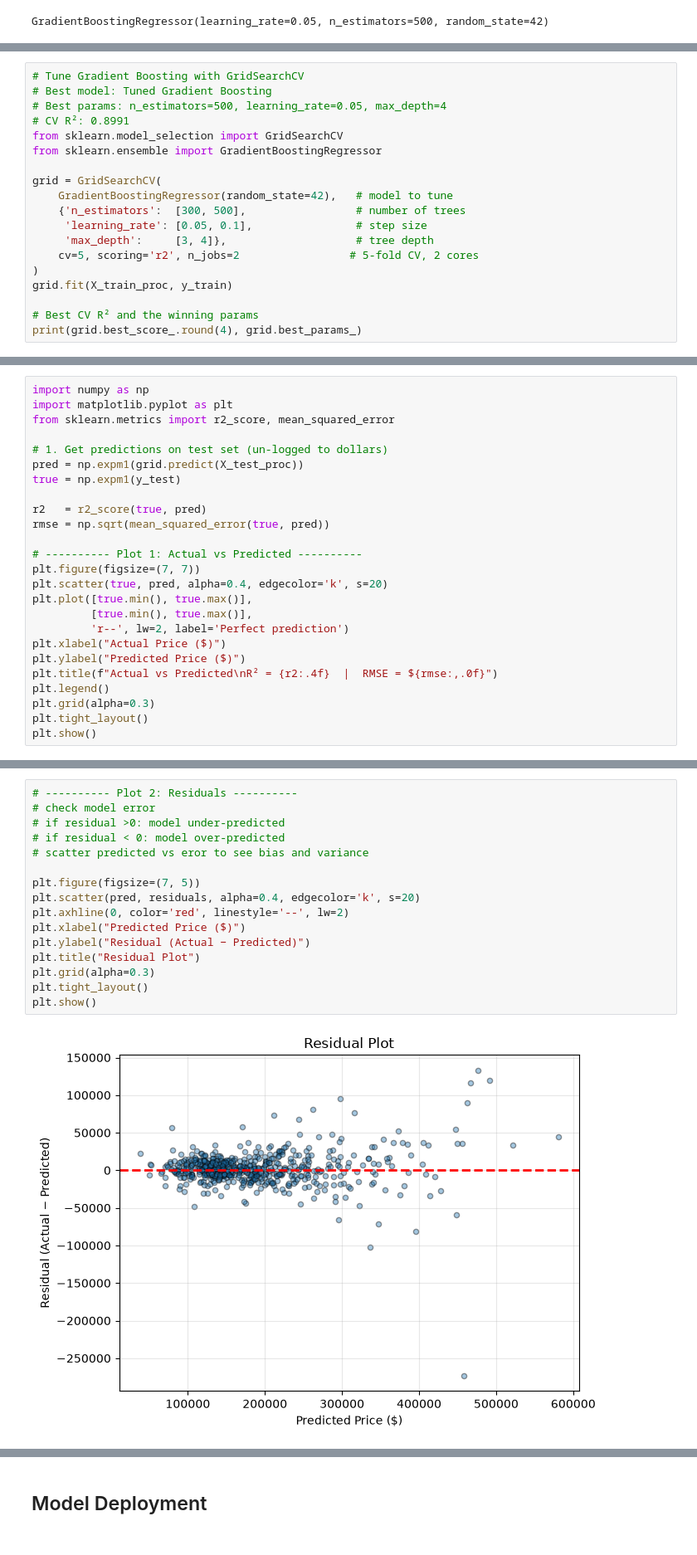
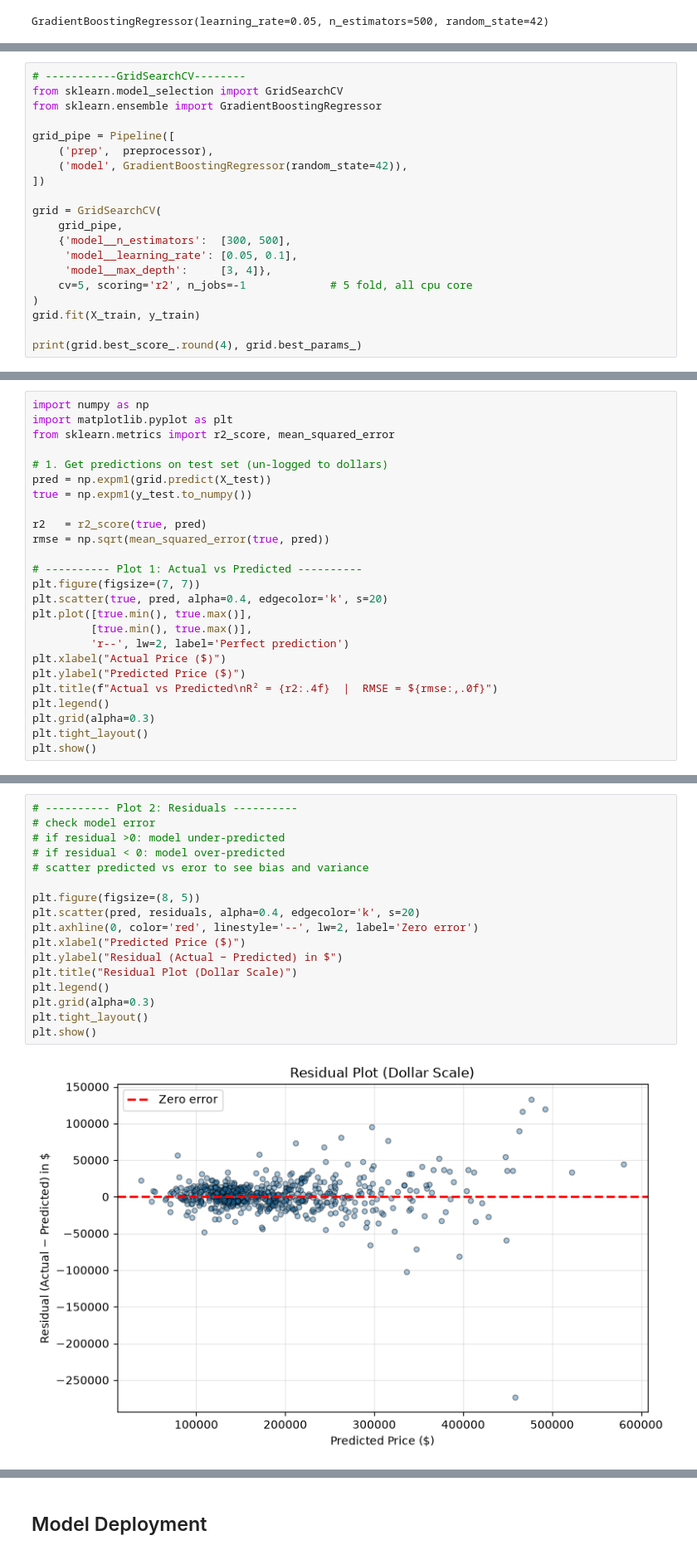
Before and after one commit to emmanuelonah936-lang/ames-housing-price-predictor, a Jupyter notebook: Ames_Housing_Data.ipynb, the cells around one changed output, grey strips where cells are left out. Shown at 83% size. Saved outputs shown, nothing was run; the diff lists cells and outputs as text.

```diff
--- a/Ames_Housing_Data.ipynb
+++ b/Ames_Housing_Data.ipynb
@@ -377,20 +392,21 @@ CV R²: 0.8917 ± 0.0127
 # %%
-# Tune Gradient Boosting with GridSearchCV
-# Best model: Tuned Gradient Boosting
-# Best params: n_estimators=500, learning_rate=0.05, max_depth=4
-# CV R²: 0.8991
+# -----------GridSearchCV--------
 from sklearn.model_selection import GridSearchCV
 from sklearn.ensemble import GradientBoostingRegressor
 
+grid_pipe = Pipeline([
+    ('prep',  preprocessor),
+    ('model', GradientBoostingRegressor(random_state=42)),
+])
+
 grid = GridSearchCV(
-    GradientBoostingRegressor(random_state=42),   # model to tune
-    {'n_estimators':  [300, 500],                 # number of trees
-     'learning_rate': [0.05, 0.1],                # step size
-     'max_depth':     [3, 4]},                    # tree depth
-    cv=5, scoring='r2', n_jobs=2                 # 5-fold CV, 2 cores
+    grid_pipe,
+    {'model__n_estimators':  [300, 500],
+     'model__learning_rate': [0.05, 0.1],
+     'model__max_depth':     [3, 4]},
+    cv=5, scoring='r2', n_jobs=-1             # 5 fold, all cpu core
 )
-grid.fit(X_train_proc, y_train)
+grid.fit(X_train, y_train)
 
-# Best CV R² and the winning params
 print(grid.best_score_.round(4), grid.best_params_)
 # %% [output]
@@ -434,8 +453,8 @@ import matplotlib.pyplot as plt
 from sklearn.metrics import r2_score, mean_squared_error
 
 # 1. Get predictions on test set (un-logged to dollars)
-pred = np.expm1(grid.predict(X_test_proc))
-true = np.expm1(y_test)
+pred = np.expm1(grid.predict(X_test))
+true = np.expm1(y_test.to_numpy())
 
 r2   = r2_score(true, pred)
 rmse = np.sqrt(mean_squared_error(true, pred))
@@ -476,21 +486,22 @@ Name: SalePrice, Length: 586, dtype: float64
 # %%
 # ---------- Plot 2: Residuals ----------
 # check model error
 # if residual >0: model under-predicted
 # if residual < 0: model over-predicted
 # scatter predicted vs eror to see bias and variance
 
-plt.figure(figsize=(7, 5))
+plt.figure(figsize=(8, 5))
 plt.scatter(pred, residuals, alpha=0.4, edgecolor='k', s=20)
-plt.axhline(0, color='red', linestyle='--', lw=2)
+plt.axhline(0, color='red', linestyle='--', lw=2, label='Zero error')
 plt.xlabel("Predicted Price ($)")
-plt.ylabel("Residual (Actual − Predicted)")
-plt.title("Residual Plot")
+plt.ylabel("Residual (Actual − Predicted) in $")
+plt.title("Residual Plot (Dollar Scale)")
+plt.legend()
 plt.grid(alpha=0.3)
 plt.tight_layout()
 plt.show()
 # %% [output]
-[figure, old version]
+[figure, new version]
 # %%
 # ------Feature Importnce--------
 final_model = grid.best_estimator_
```
Also changed, not shown: parts of 18 cells of this notebook.
